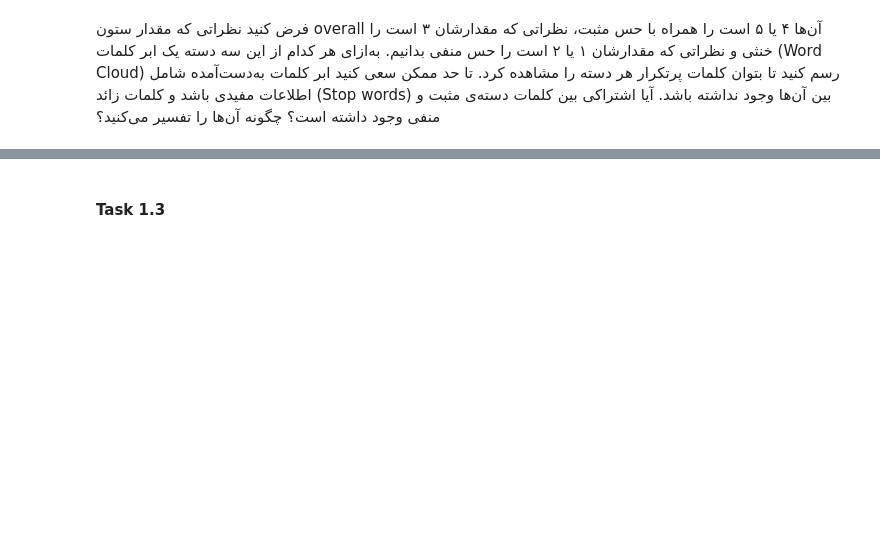
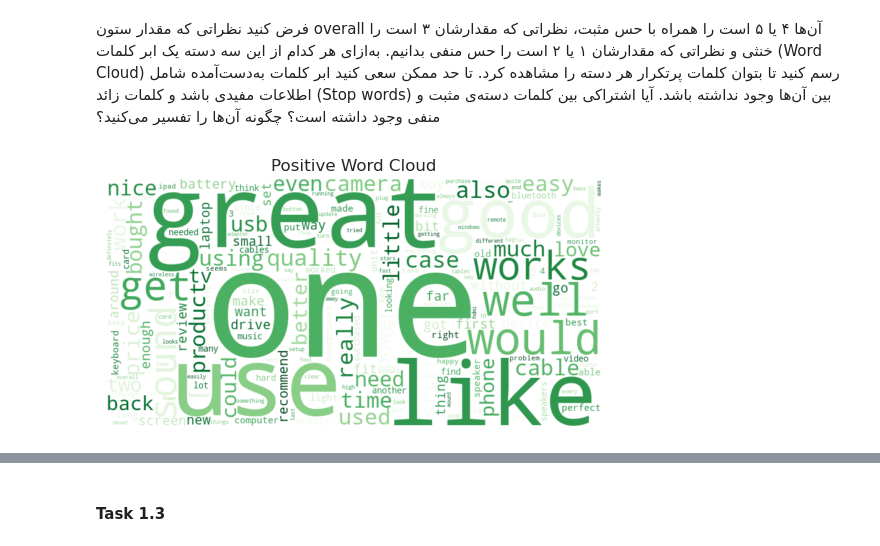
Before and after one commit to Maboudi-Ali/Sentiment_Analysis, a Jupyter notebook: notebooks/Part_1.ipynb, the cells around one changed output, grey strips where cells are left out. Drawn from its saved outputs; the diff is of its cells as text; code cells hidden in the pictures; blank space fills up the shorter version.

Commit message:
Task 1.2, Word Clouds

```diff
--- a/notebooks/Part_1.ipynb
+++ b/notebooks/Part_1.ipynb
@@ -50,0 +55,24 @@ plt.show()
+# %%
+# preparing data
+sample = train_data.sample(frac=0.1, random_state=42)
+positive = sample[sample['overall'] > 3]
+neutral = sample[sample['overall'] == 3]
+negative = sample[sample['overall'] < 3]
+# %%
+# extracting text
+positive_text = ' '.join(positive['reviewText'])
+neutral_text = ' '.join(neutral['reviewText'])
+negative_text = ' '.join(negative['reviewText'])
+# %%
+stop_words = set(stopwords.words('english'))
+# %%
+positive_tokens = word_tokenize(positive_text.lower())
+positive_tokens = [word for word in positive_tokens if word.isalnum() and word not in stop_words]
+positive_freq_dist = FreqDist(positive_tokens)
+positive_wordcloud = WordCloud(width=800, height=400, background_color='white', colormap='Greens').generate_from_frequencies(positive_freq_dist)
+plt.imshow(positive_wordcloud, interpolation='bilinear')
+plt.title('Positive Word Cloud')
+plt.axis('off')
+plt.show()
+# %% [output]
+[figure, added]
```
Also changed, not shown: parts of 4 cells of this notebook.
